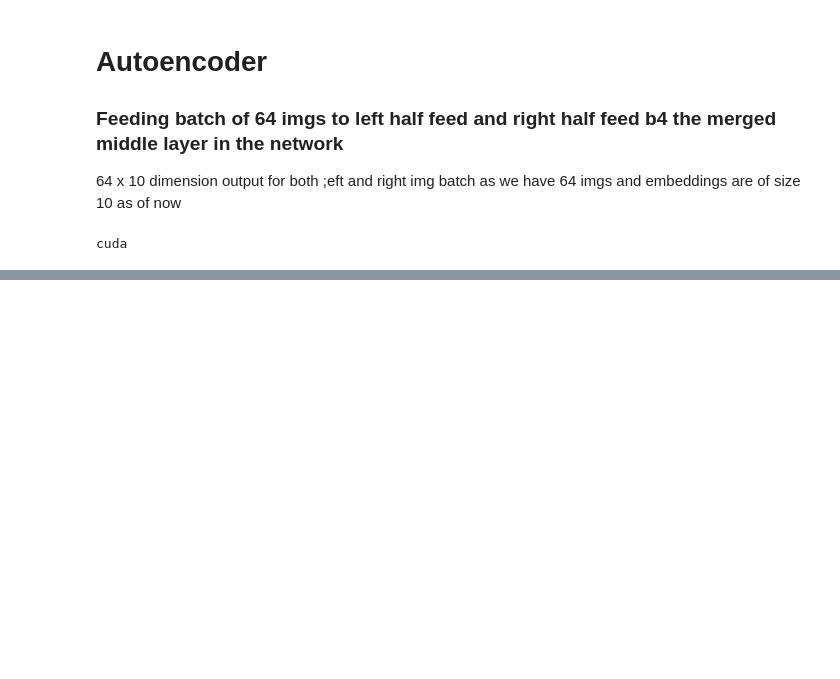
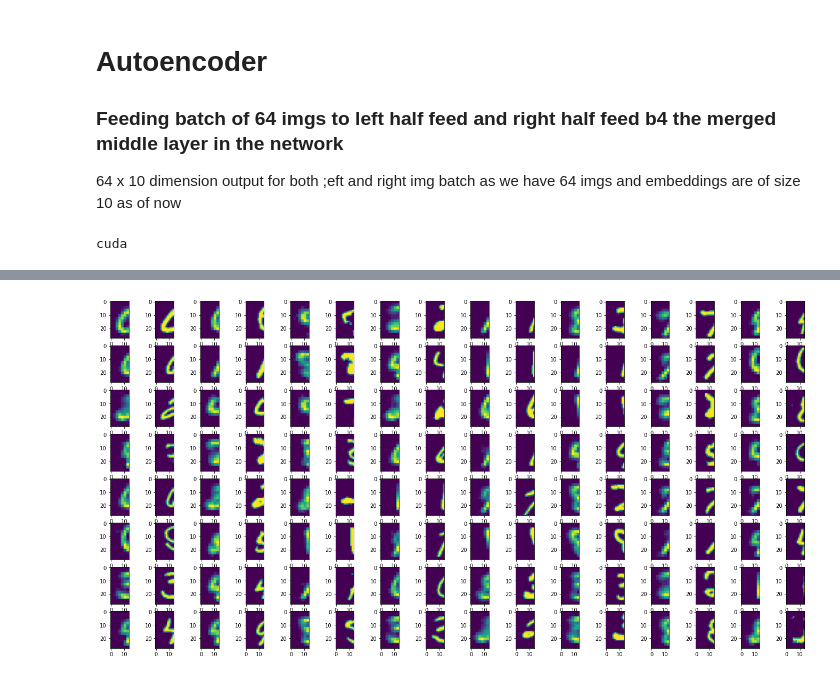
Before and after one commit to prashantdukecyfi/SMAI-CorMCNN-Project, a Jupyter notebook: SMAI_PROJECT_FINAL.ipynb, the cells around one changed output, grey strips where cells are left out. Drawn from its saved outputs; the diff is of its cells as text; code cells hidden in the pictures; blank space fills up the shorter version.

```diff
--- a/SMAI_PROJECT_FINAL.ipynb
+++ b/SMAI_PROJECT_FINAL.ipynb
@@ -369,0 +317,9 @@ show_sample_reconstructions(left, actual)
+# %%
+actual = x.cpu().detach().numpy()
+left = left2.cpu().detach().numpy()
+actual = actual[:,:,0,:,:].reshape(64,1,1,28,14)
+actual = actual.squeeze()
+left = left.squeeze()
+show_sample_reconstructions(left, actual)
+# %% [output]
+[figure, added]
```
Also changed, not shown: parts of 10 cells of this notebook.
